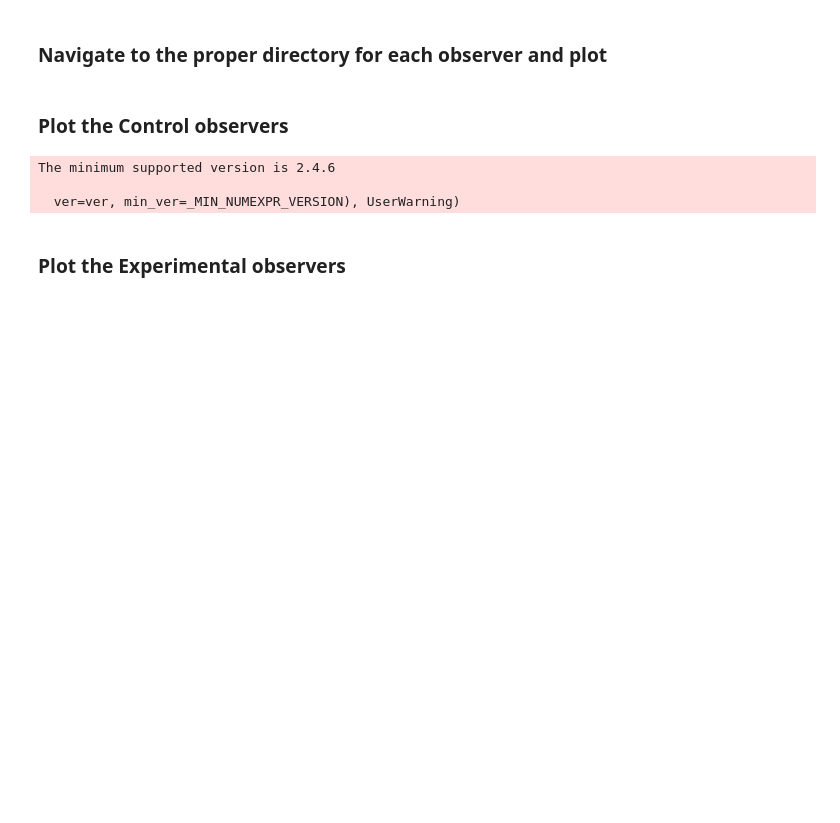
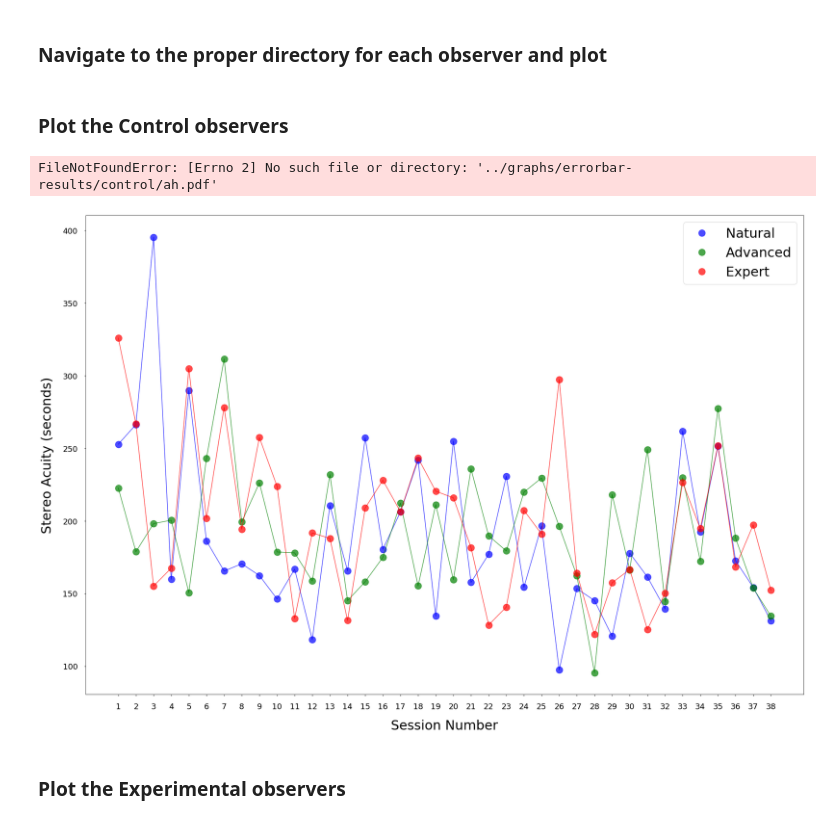
Before and after one commit to agodinez01/StereoTraining, a Jupyter notebook: iPythonNotebooks/plot_dartboard_errorbar.ipynb, the cells around one changed output. Cells and saved outputs as stored; diff of their text form; code cells hidden in the pictures; blank space fills up the shorter version.

```diff
--- a/iPythonNotebooks/plot_dartboard_errorbar.ipynb
+++ b/iPythonNotebooks/plot_dartboard_errorbar.ipynb
@@ -89,14 +89,13 @@ def plot_observers(obs_dir, sub_dir, group, result_dir):
 # %%
 OBSERVER_DIRECTORY = "../GameObservers/"
 SUB_DIR = "/DartBoard/"
 RESULT_DIR = '../graphs/errorbar-results/control/'
-CONTROL = set(['ah', 'dd', 'ez', 'll', 'sm', 'sr'])
+CONTROL = set(['ah', 'aj', 'dd', 'dl', 'ez', 'it', 'll', 'sh', 'sm', 'sr'])
 
 plot_observers(OBSERVER_DIRECTORY, SUB_DIR, CONTROL, RESULT_DIR)
 # %% [output]
-The minimum supported version is 2.4.6
-
-  ver=ver, min_ver=_MIN_NUMEXPR_VERSION), UserWarning)
+FileNotFoundError: [Errno 2] No such file or directory: '../graphs/errorbar-results/control/ah.pdf'
+[figure, added]
 # %% [markdown]
 ### Plot the Experimental observers
 # %%
```
Also changed, not shown: parts of 1 cell of this notebook, 7 other files.
